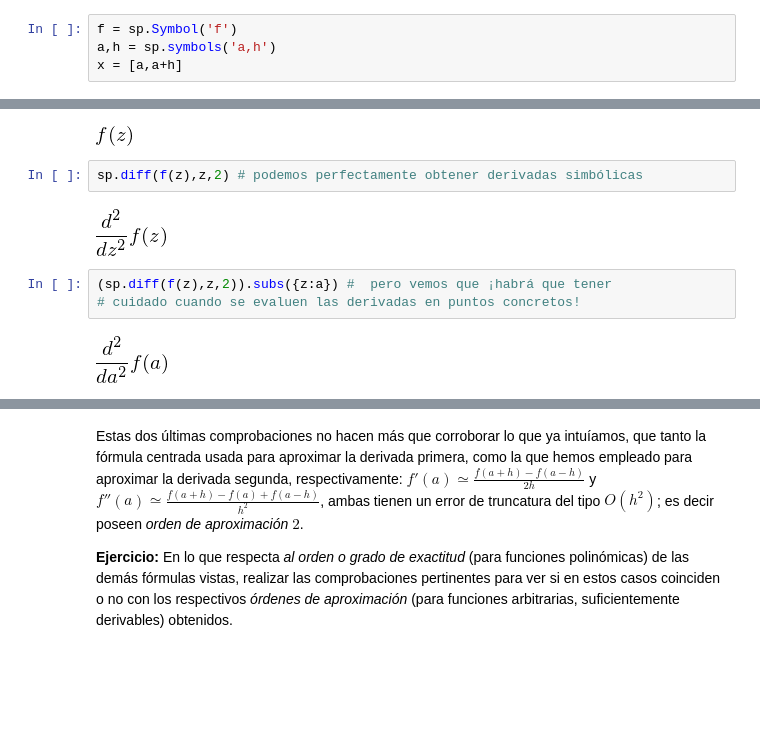
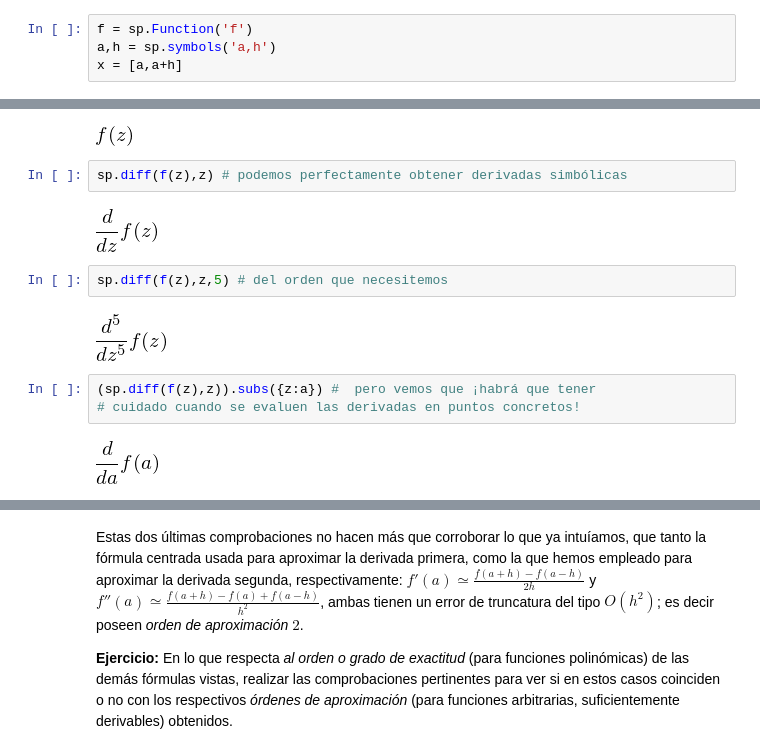
Before and after one commit to prodelas/TallerPythonUGR, a Jupyter notebook: PracticasNumerico/Práctica sobre Derivación e Integración Numérica.ipynb, the cells around one changed output, grey strips where cells are left out. Cells and saved outputs as stored; diff of their text form; blank space fills up the shorter version.

```diff
--- a/PracticasNumerico/Práctica sobre Derivación e Integración Numérica.ipynb
+++ b/PracticasNumerico/Práctica sobre Derivación e Integración Numérica.ipynb
@@ -56,7 +56,7 @@ el punto $a$ y/o ciertos puntos cercanos a su derecha e/o izquierda, de la forma
 
 Las primeras fórmulas que vamos a obtener son las que utilizan los nodos $a$ y $a+h$, o $a-h$, para la derivada primera.
 # %%
-f = sp.Symbol('f')
+f = sp.Function('f')
 a,h = sp.symbols('a,h')
 x = [a,a+h]
 # %%
@@ -235,12 +231,16 @@ f(z)
 # %% [output]
 [figure]
 # %%
-sp.diff(f(z),z,2) # podemos perfectamente obtener derivadas simbólicas
+sp.diff(f(z),z) # podemos perfectamente obtener derivadas simbólicas
 # %% [output]
-[figure, old version]
+[figure, new version]
+# %%
+sp.diff(f(z),z,5) # del orden que necesitemos
+# %% [output]
+[figure, added]
 # %%
-(sp.diff(f(z),z,2)).subs({z:a}) #  pero vemos que ¡habrá que tener
+(sp.diff(f(z),z)).subs({z:a}) #  pero vemos que ¡habrá que tener
 # cuidado cuando se evaluen las derivadas en puntos concretos!
 # %% [output]
-[figure, old version]
+[figure, new version]
 # %%
```
Also changed, not shown: parts of 13 cells of this notebook.
